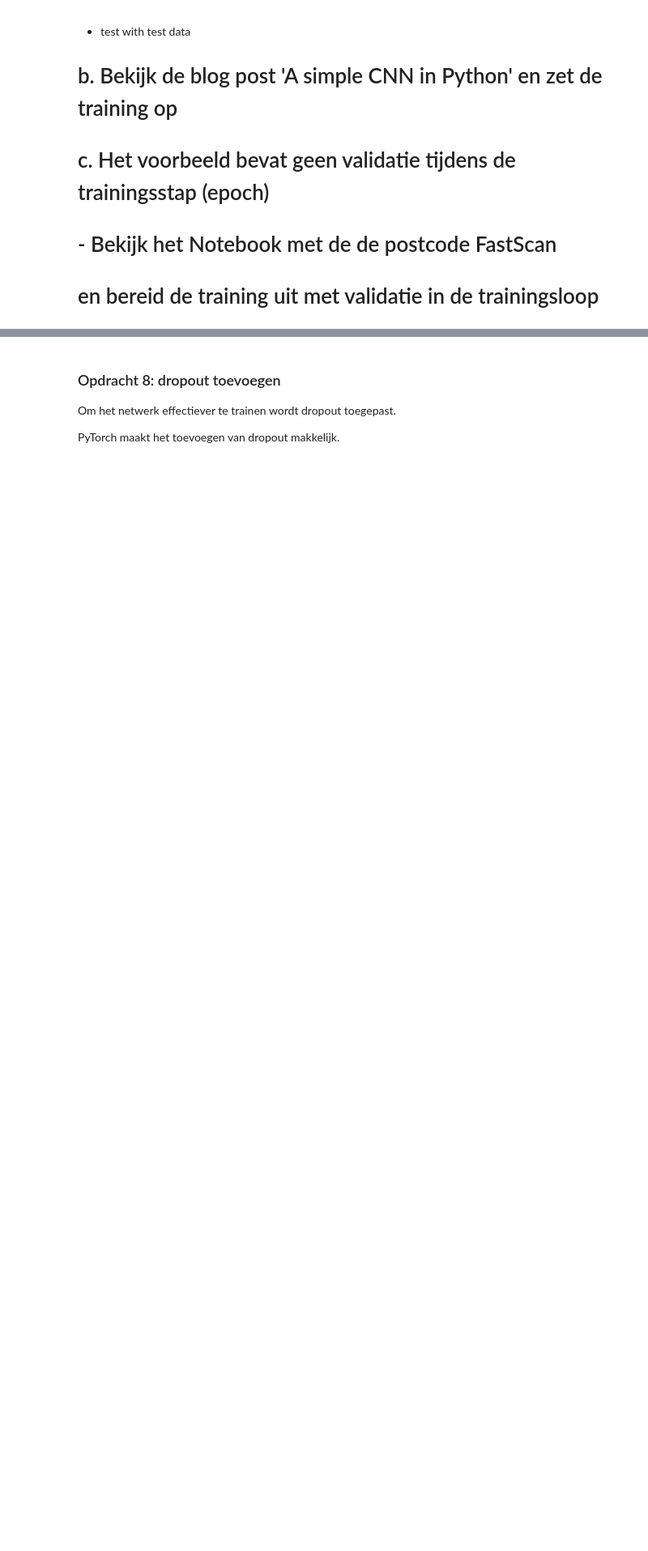
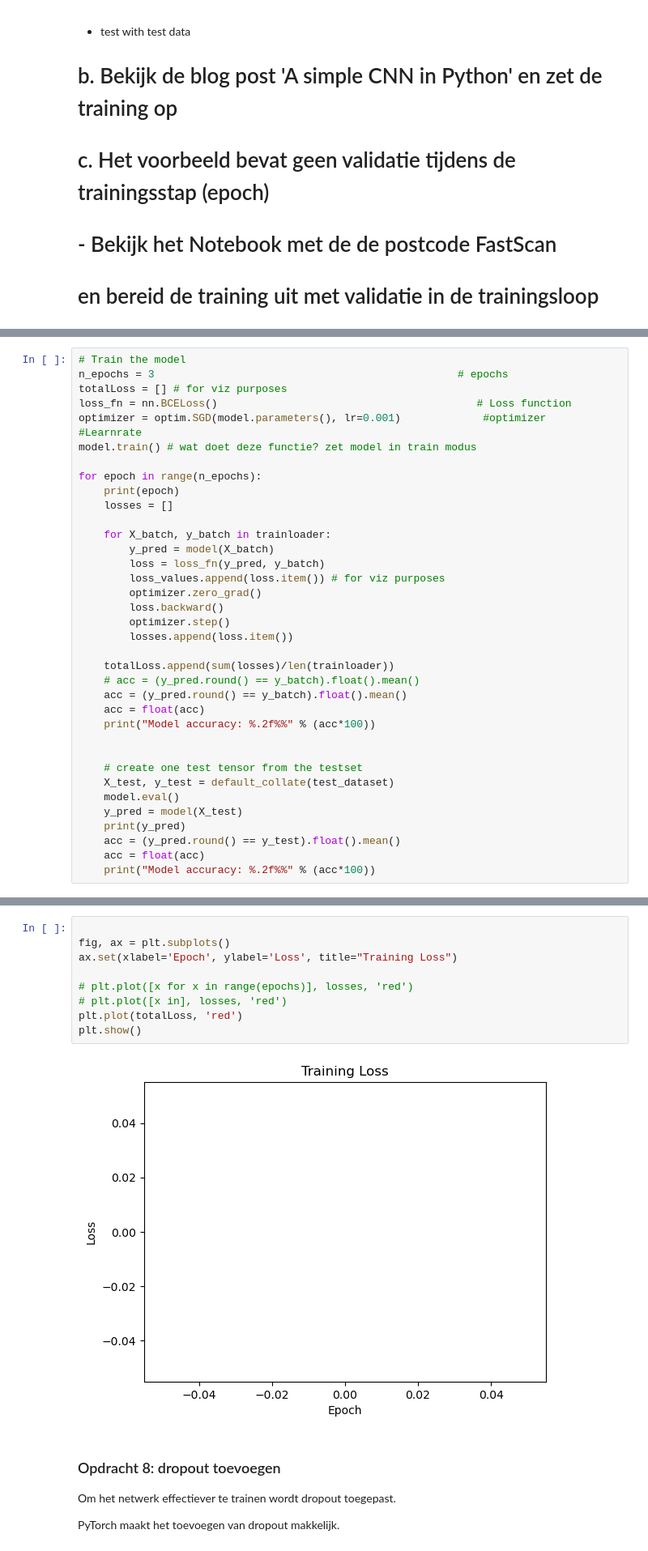
Before and after one commit to HansHR2023/MakeAIWork3, a Jupyter notebook: practica/image_procssing/pytorch/convolution-neural-net-practicum2_v2.ipynb, the cells around one changed output, grey strips where cells are left out. Shown at 81% size. Saved outputs shown, nothing was run; the diff lists cells and outputs as text; blank space fills up the shorter version.

```diff
--- a/practica/image_procssing/pytorch/convolution-neural-net-practicum2_v2.ipynb
+++ b/practica/image_procssing/pytorch/convolution-neural-net-practicum2_v2.ipynb
@@ -391,0 +597,36 @@ Then:
+# %%
+# Train the model
+n_epochs = 3                                                # epochs
+totalLoss = [] # for viz purposes
+loss_fn = nn.BCELoss()                                         # Loss function
+optimizer = optim.SGD(model.parameters(), lr=0.001)             #optimizer          #Learnrate
+model.train() # wat doet deze functie? zet model in train modus
+
+for epoch in range(n_epochs):
+    print(epoch)
+    losses = []
+
+    for X_batch, y_batch in trainloader:
+        y_pred = model(X_batch)
+        loss = loss_fn(y_pred, y_batch)
+        loss_values.append(loss.item()) # for viz purposes
+        optimizer.zero_grad()
+        loss.backward()
+        optimizer.step()
+        losses.append(loss.item())
+
+    totalLoss.append(sum(losses)/len(trainloader))
+    # acc = (y_pred.round() == y_batch).float().mean()
+    acc = (y_pred.round() == y_batch).float().mean()
+    acc = float(acc)
+    print("Model accuracy: %.2f%%" % (acc*100))
+
+
+    # create one test tensor from the testset
+    X_test, y_test = default_collate(test_dataset)
+    model.eval()
+    y_pred = model(X_test)
+    print(y_pred)
+    acc = (y_pred.round() == y_test).float().mean()
+    acc = float(acc)
+    print("Model accuracy: %.2f%%" % (acc*100))
@@ -392,3 +651,14 @@ Then:
+# %%
+
+fig, ax = plt.subplots()
+ax.set(xlabel='Epoch', ylabel='Loss', title="Training Loss")
+
+# plt.plot([x for x in range(epochs)], losses, 'red')
+# plt.plot([x in], losses, 'red')
+plt.plot(totalLoss, 'red')
+plt.show()
+# %% [output]
+[figure, added]
 # %% [markdown]
 ### Opdracht 8: dropout toevoegen
 
```
Also changed, not shown: parts of 21 cells of this notebook, 21 other files.
